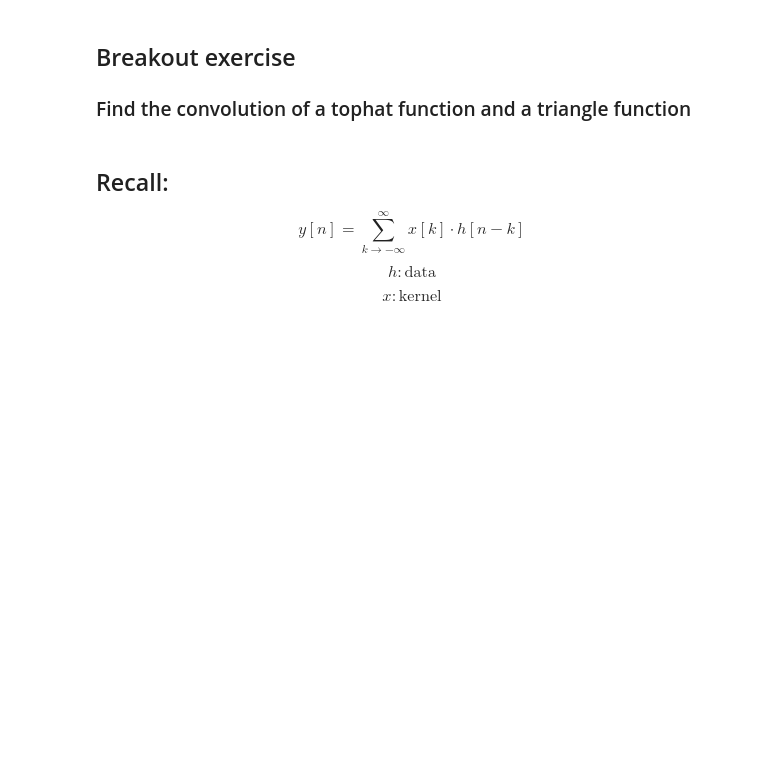
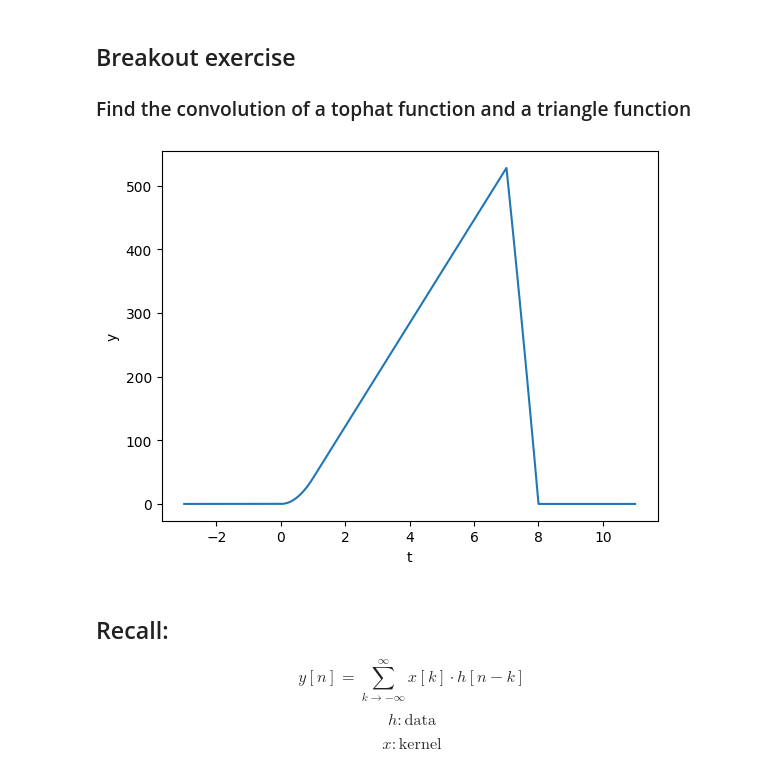
Before and after one commit to JBurrell999/Econometrics, a Jupyter notebook: Convolution_students.ipynb, the cells around one changed output. Drawn from its saved outputs; the diff is of its cells as text; code cells hidden in the pictures; blank space fills up the shorter version.

```diff
--- a/Convolution_students.ipynb
+++ b/Convolution_students.ipynb
@@ -453,6 +453,46 @@ plt.plot(x, y_conv)
 ## Breakout exercise
 
 ### Find the convolution of a tophat function and a triangle function
+# %%
+# No padding zeros
+import numpy as np
+import matplotlib.pyplot as plt
+x = np.linspace(-3, 11,1000)
+top_hat = []
+
+for i in range(len(x)):
+    if x[i] <3 or x[i]>5:
+        top_hat.append(0)
+    else:
+        top_hat.append(2)
+
+x = np.linspace(0, 2, 1000)
+triangle = []
+for i in range(len(x)):
+    if x[i] <0 or x[i] > 2:
+        triangle.append(0)
+    else:
+        triangle.append(x[i])
+
+y = []
+for i in range(len(top_hat) + len(triangle) - 1):
+    conv_sum = 0.0
+    for k in range(len(top_hat)):
+        j = i - k
+        if j < 0 or j >= len(triangle):
+            continue
+        conv_sum += top_hat[k] * triangle[j]
+    y.append(conv_sum)
+
+y = np.array(y)
+t = np.linspace(-3, 11 , len(y))
+
+plt.plot(t, y, label='Convolution')
+plt.xlabel('t')
+plt.ylabel('y')
+plt.show()
+# %% [output]
+[figure, added]
 # %% [markdown]
 ## Recall:
 
```
Also changed, not shown: parts of 2 cells of this notebook, 3 other files.
